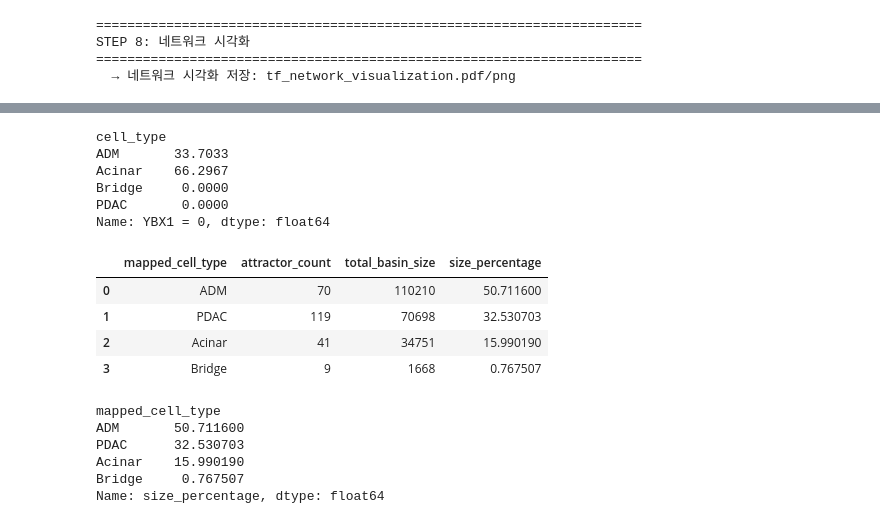
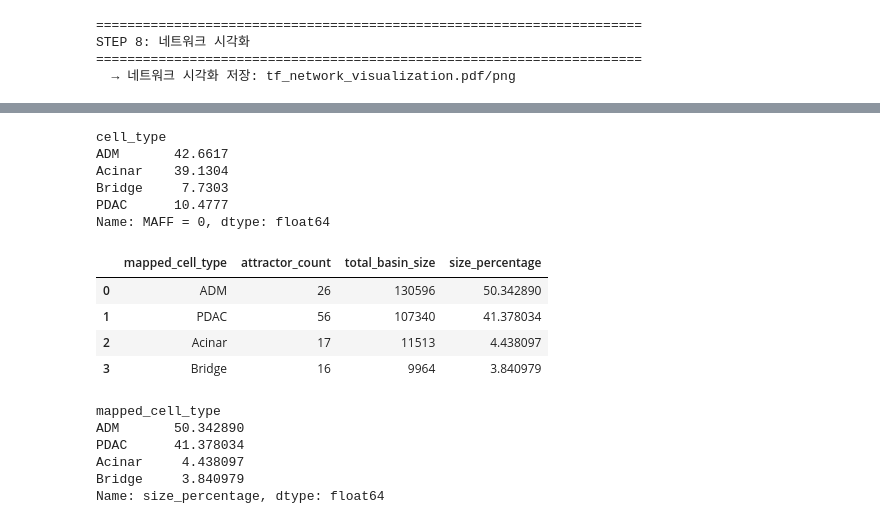
Before and after one commit to yeohs0212/Ann2Bool, a Jupyter notebook: code/Anndata_to_Boolean_Network.ipynb, the cells around one changed output, grey strips where cells are left out. Saved outputs shown, nothing was run; the diff lists cells and outputs as text; code cells hidden in the pictures.

```diff
--- a/code/Anndata_to_Boolean_Network.ipynb
+++ b/code/Anndata_to_Boolean_Network.ipynb
@@ -89,8 +89,8 @@ CONFIG = {
     #   window_size=1, window_step=1  → 기본 consecutive t→t+1 (QMC 기본값)
     #   window_size↑                 → 노이즈 평균화, 희귀 transition 포착 감소
     #   window_step↓                 → 더 많은 (X,Y) 쌍 생성, 진리표 coverage↑
-    "window_size"        : 200,
-    "window_step"        : 25,
+    "window_size"        : 20,
+    "window_step"        : 2,
 
     # Boolean rule 학습 방식 ──────────────────────────────────────────────────
     # "decision_tree" : DecisionTree / REVEAL 방식 (기본, 빠름)
@@ -99,7 +99,7 @@ CONFIG = {
     "rule_method"        : "qmc",
 
     # ── 출력 경로 ─────────────────────────────────────────────────────────────
-    "output_dir"         : "./pdac_boolean_output",
+    "output_dir"         : "./PDAC_boolean_output",
 }
 
 os.makedirs(CONFIG["output_dir"], exist_ok=True)
@@ -2346,29 +2326,29 @@ perturb_summary
 # %%
-perturb_summary['YBX1 = 0']
+perturb_summary['MAFF = 0'] # PDAC 10.477
 # %% [output]
 cell_type
-ADM       33.7033
-Acinar    66.2967
-Bridge     0.0000
-PDAC       0.0000
-Name: YBX1 = 0, dtype: float64
+ADM       42.6617
+Acinar    39.1304
+Bridge     7.7303
+PDAC      10.4777
+Name: MAFF = 0, dtype: float64
 # %%
-nominal_attr_df = pd.read_csv("/home/yeohs0212/MM/IQcell/pdac_boolean_output/nominal_attractor_celltype.csv")
+nominal_attr_df = pd.read_csv(OUT +"/nominal_attractor_celltype.csv")
 nominal_attr_df
 # %% [output]
 |  | mapped_cell_type | attractor_count | total_basin_size | size_percentage |
-| 0 | ADM | 70 | 110210 | 50.711600 |
-| 1 | PDAC | 119 | 70698 | 32.530703 |
-| 2 | Acinar | 41 | 34751 | 15.990190 |
-| 3 | Bridge | 9 | 1668 | 0.767507 |
+| 0 | ADM | 26 | 130596 | 50.342890 |
+| 1 | PDAC | 56 | 107340 | 41.378034 |
+| 2 | Acinar | 17 | 11513 | 4.438097 |
+| 3 | Bridge | 16 | 9964 | 3.840979 |
 # %%
 nominal_attr_df.set_index('mapped_cell_type')['size_percentage']
 # %% [output]
 mapped_cell_type
-ADM       50.711600
-PDAC      32.530703
-Acinar    15.990190
-Bridge     0.767507
+ADM       50.342890
+PDAC      41.378034
+Acinar     4.438097
+Bridge     3.840979
 Name: size_percentage, dtype: float64
 # %%
 # ════════════════════════════════════════════════════════════════════════════
```
Also changed, not shown: parts of 15 cells of this notebook, 4 other files.
